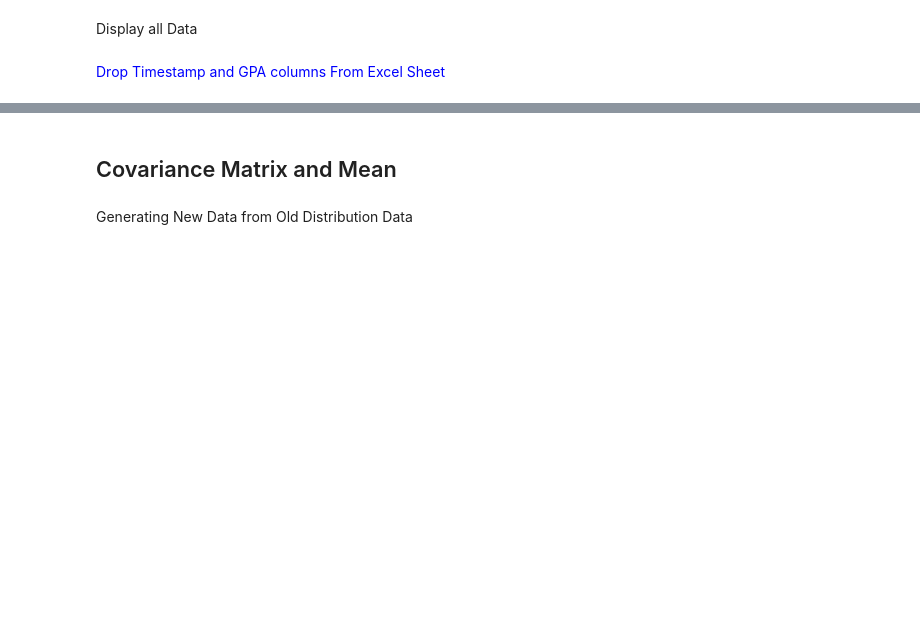
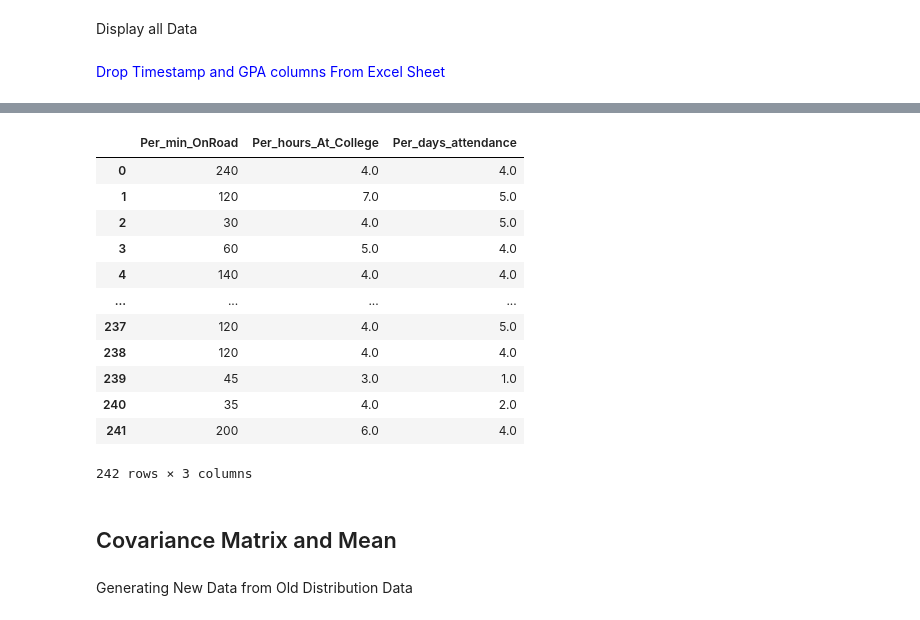
Before and after one commit to OmarMohammed88/GPA_Prediction, a Jupyter notebook: knn.ipynb, the cells around one changed output, grey strips where cells are left out. Cells and saved outputs as stored; diff of their text form; code cells hidden in the pictures; blank space fills up the shorter version.

```diff
--- a/knn.ipynb
+++ b/knn.ipynb
@@ -31,3 +29,19 @@ pandas.core.frame.DataFrame
+# %%
+x_1
+# %% [output]
+|  | Per_min_OnRoad | Per_hours_At_College | Per_days_attendance |
+| 0 | 240 | 4.0 | 4.0 |
+| 1 | 120 | 7.0 | 5.0 |
+| 2 | 30 | 4.0 | 5.0 |
+| 3 | 60 | 5.0 | 4.0 |
+| 4 | 140 | 4.0 | 4.0 |
+| ... | ... | ... | ... |
+| 237 | 120 | 4.0 | 5.0 |
+| 238 | 120 | 4.0 | 4.0 |
+| 239 | 45 | 3.0 | 1.0 |
+| 240 | 35 | 4.0 | 2.0 |
+| 241 | 200 | 6.0 | 4.0 |
+242 rows × 3 columns
 # %% [markdown]
 <h2>Covariance Matrix and Mean
 # %%
```
Also changed, not shown: parts of 13 cells of this notebook.
